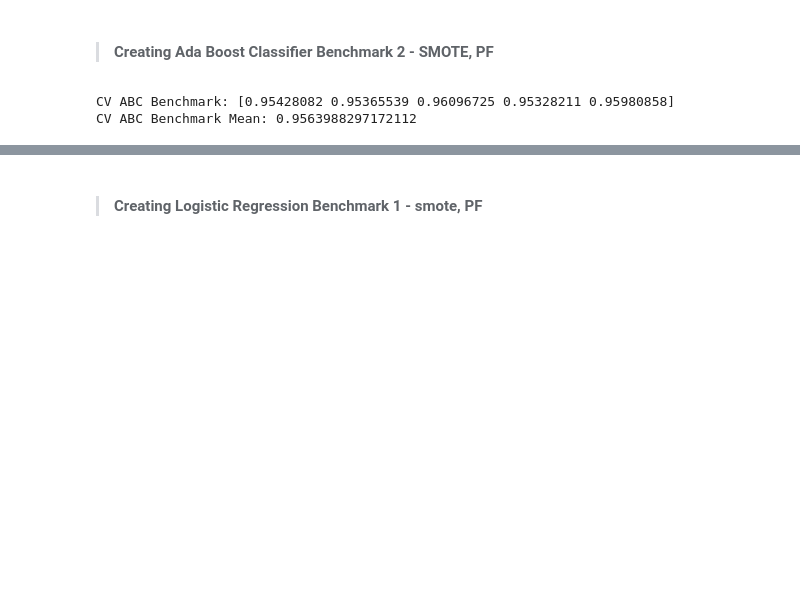
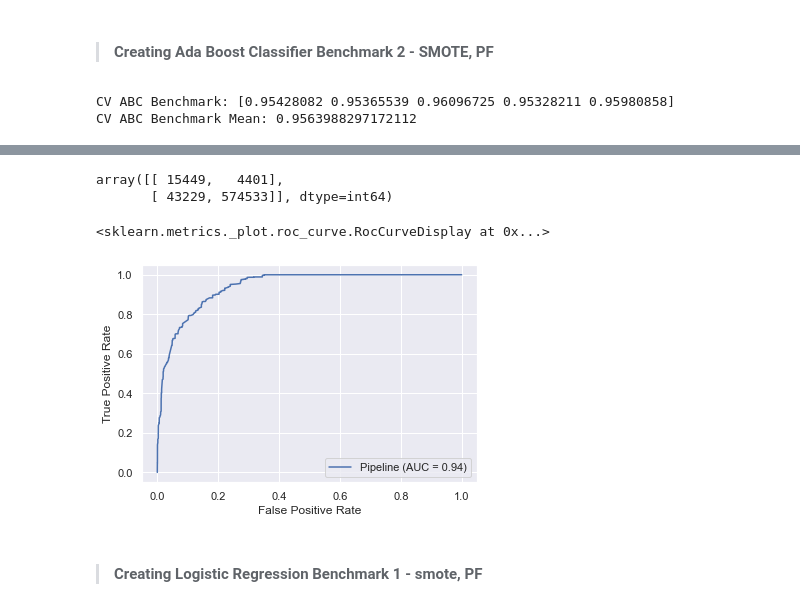
Before and after one commit to bolaubi/DSW_danthon_2021-1, a Jupyter notebook: danthon1.ipynb, the cells around one changed output, grey strips where cells are left out. Drawn from its saved outputs; the diff is of its cells as text; code cells hidden in the pictures; blank space fills up the shorter version.

```diff
--- a/danthon1.ipynb
+++ b/danthon1.ipynb
@@ -708,0 +711,2 @@ CV ABC Benchmark Mean: 0.9563988297172112
+# %%
+pipe_abc_bench2.fit(X_train_val, y_train_val)
@@ -709,3 +736,13 @@ CV ABC Benchmark Mean: 0.9563988297172112
+# %%
+confusion_matrix(y_test, ypred_abc_bench2)
+# %% [output]
+array([[ 15449,   4401],
+       [ 43229, 574533]], dtype=int64)
+# %%
+plot_roc_curve(pipe_abc_bench2, X_test, y_test)
+# %% [output]
+<sklearn.metrics._plot.roc_curve.RocCurveDisplay at 0x...>
+[figure, added]
 # %% [markdown]
 > #### Creating Logistic Regression Benchmark 1 - smote, PF
 # %%
```
Also changed, not shown: parts of 18 cells of this notebook.
